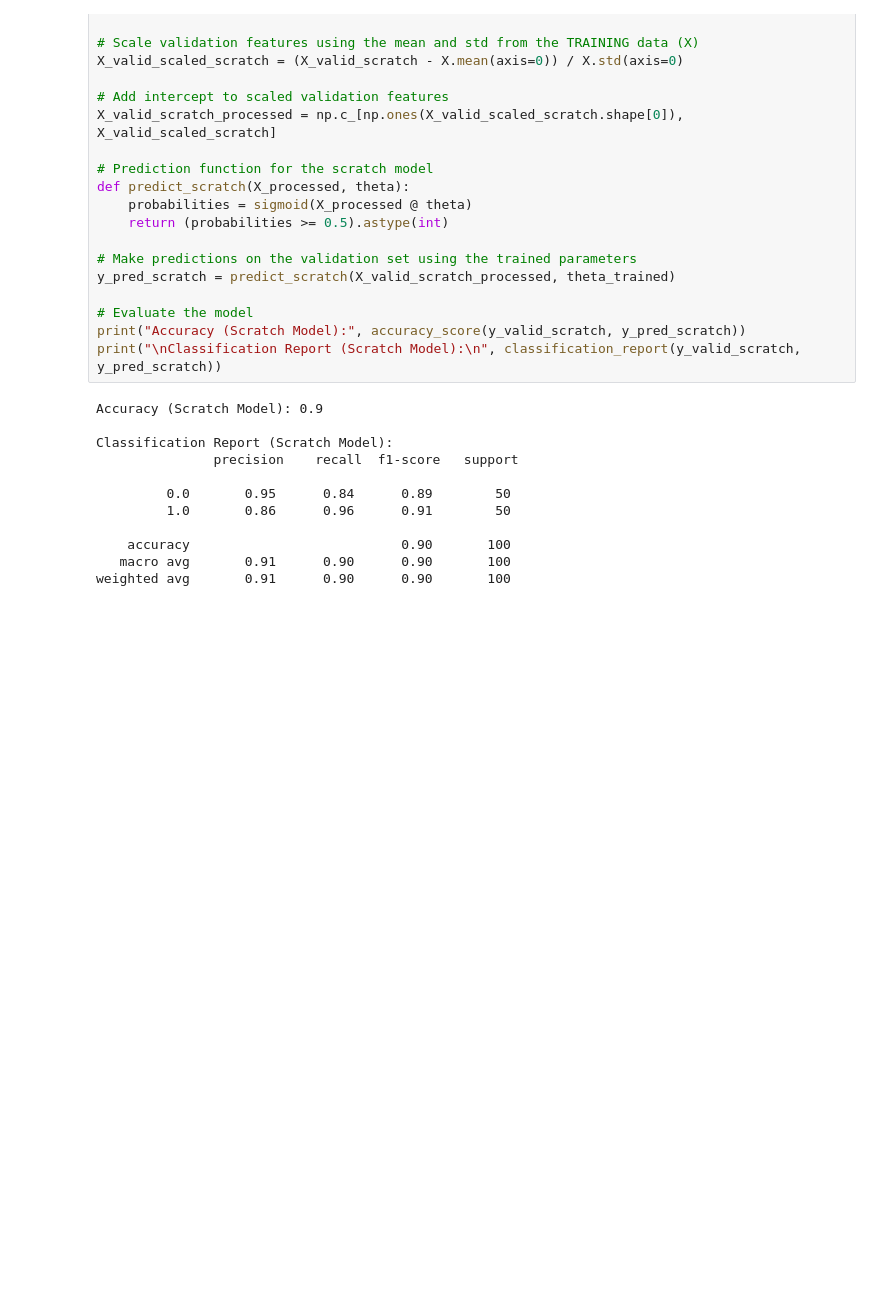
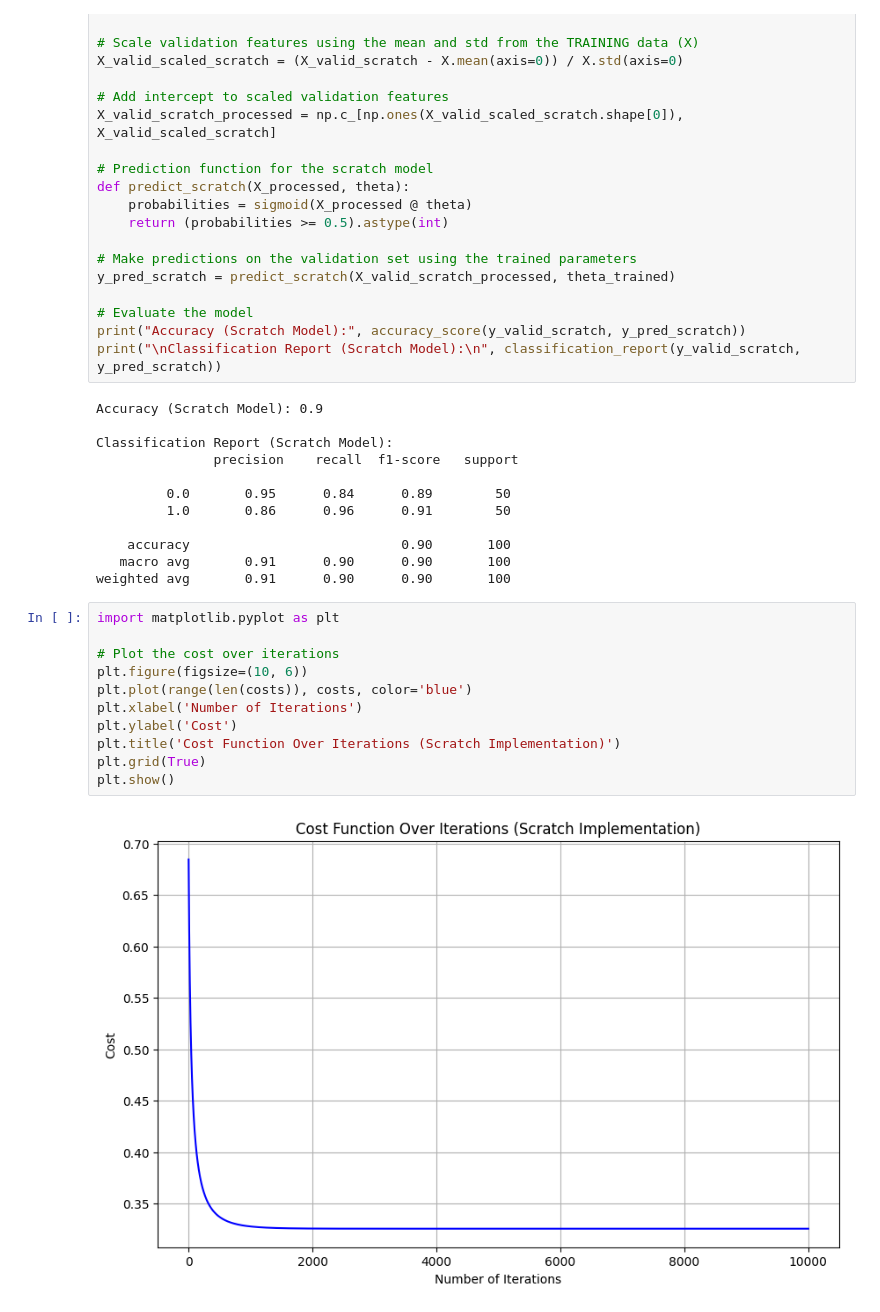
Before and after one commit to datadoraemon98/ML_ASSIGNMENT, a Jupyter notebook: ps1_1_b.ipynb, the cells around one changed output. Cells and saved outputs as stored; diff of their text form; blank space fills up the shorter version.

```diff
--- a/ps1_1_b.ipynb
+++ b/ps1_1_b.ipynb
@@ -168,3 +168,16 @@ Classification Report (Scratch Model):
     accuracy                           0.90       100
    macro avg       0.91      0.90      0.90       100
 weighted avg       0.91      0.90      0.90       100
+# %%
+import matplotlib.pyplot as plt
+
+# Plot the cost over iterations
+plt.figure(figsize=(10, 6))
+plt.plot(range(len(costs)), costs, color='blue')
+plt.xlabel('Number of Iterations')
+plt.ylabel('Cost')
+plt.title('Cost Function Over Iterations (Scratch Implementation)')
+plt.grid(True)
+plt.show()
+# %% [output]
+[figure, added]
```
Also changed, not shown: parts of 1 cell of this notebook.
